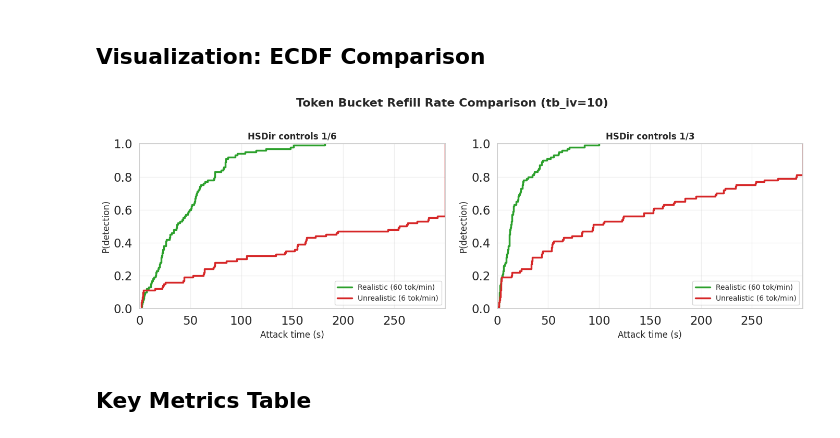
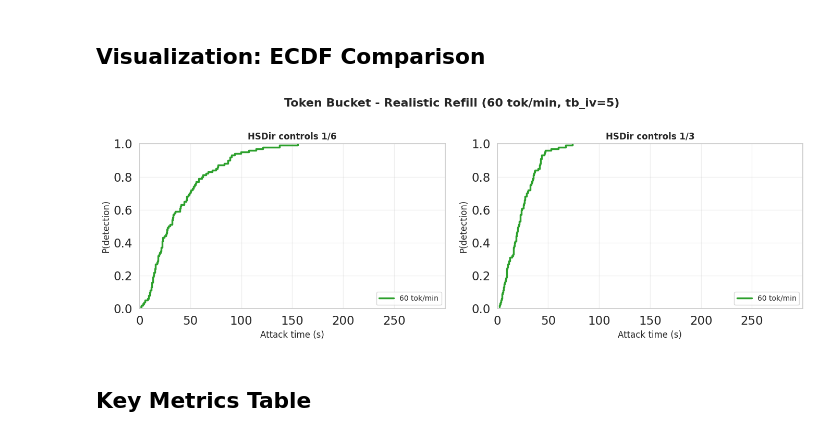
Before and after one commit to 0xnxt1me/from-onion-not-found-to-guard-discovery, a Jupyter notebook: 6_countermeasures/study-2025/graphs/4_analysis_realistic-refill_2025.ipynb, the cells around one changed output. Cells and saved outputs as stored; diff of their text form; code cells hidden in the pictures.

```diff
--- a/6_countermeasures/study-2025/graphs/4_analysis_realistic-refill_2025.ipynb
+++ b/6_countermeasures/study-2025/graphs/4_analysis_realistic-refill_2025.ipynb
@@ -102,39 +97,39 @@ Combined: 1500 total samples
 SIMULATION_DURATION = 299.9
 
 # Filter for h=1/6 and h=1/3
-df_plot = df_realistic[(df_realistic["h"].isin(["1/6", "1/3"])) & (df_realistic["tb_iv"] == 10)]
+df_plot = df_realistic[(df_realistic["h"].isin(["1/6", "1/3"])) & (df_realistic["tb_iv"] == 5)]
 
 sns.set()
 sns.set(style="whitegrid", font_scale=1.5)
 
 fig, axes = plt.subplots(1, 2, figsize=(14, 5))
-fig.suptitle("Token Bucket - Realistic Refill (60 tok/min, tb_iv=10)", fontsize=16, fontweight="bold")
+fig.suptitle("Token Bucket - Realistic Refill (60 tok/min, tb_iv=5)", fontsize=16, fontweight="bold")
 
 for idx, h_val in enumerate(["1/6", "1/3"]):
     ax = axes[idx]
 
     # Realistic (60 tokens/min)
     data_realistic = df_plot[
         (df_plot["h"] == h_val)
     ]["attack_duration"].values
 
     if len(data_realistic) > 0:
         sorted_real = np.sort(data_realistic)
         ax.step(sorted_real, np.arange(1, len(sorted_real) + 1) / len(sorted_real),
                 where='post', label="60 tok/min", linewidth=2.5, color="tab:green")
 
     ax.set_xlim(0, SIMULATION_DURATION)
     ax.set_ylim(0, 1.0)
     ax.set_xlabel("Attack time (s)", fontsize=12)
     ax.set_ylabel("P(detection)", fontsize=12)
     ax.set_title(f"HSDir controls {h_val}", fontsize=12, fontweight="bold")
     ax.grid(True, alpha=0.3)
     ax.legend(loc="lower right", fontsize=10)
 
 plt.tight_layout()
 plt.show()
 # %% [output]
-[figure, old version]
+[figure, new version]
 # %% [markdown]
 ## Key Metrics Table
 # %%
```
Also changed, not shown: parts of 4 cells of this notebook, 1 other file.
